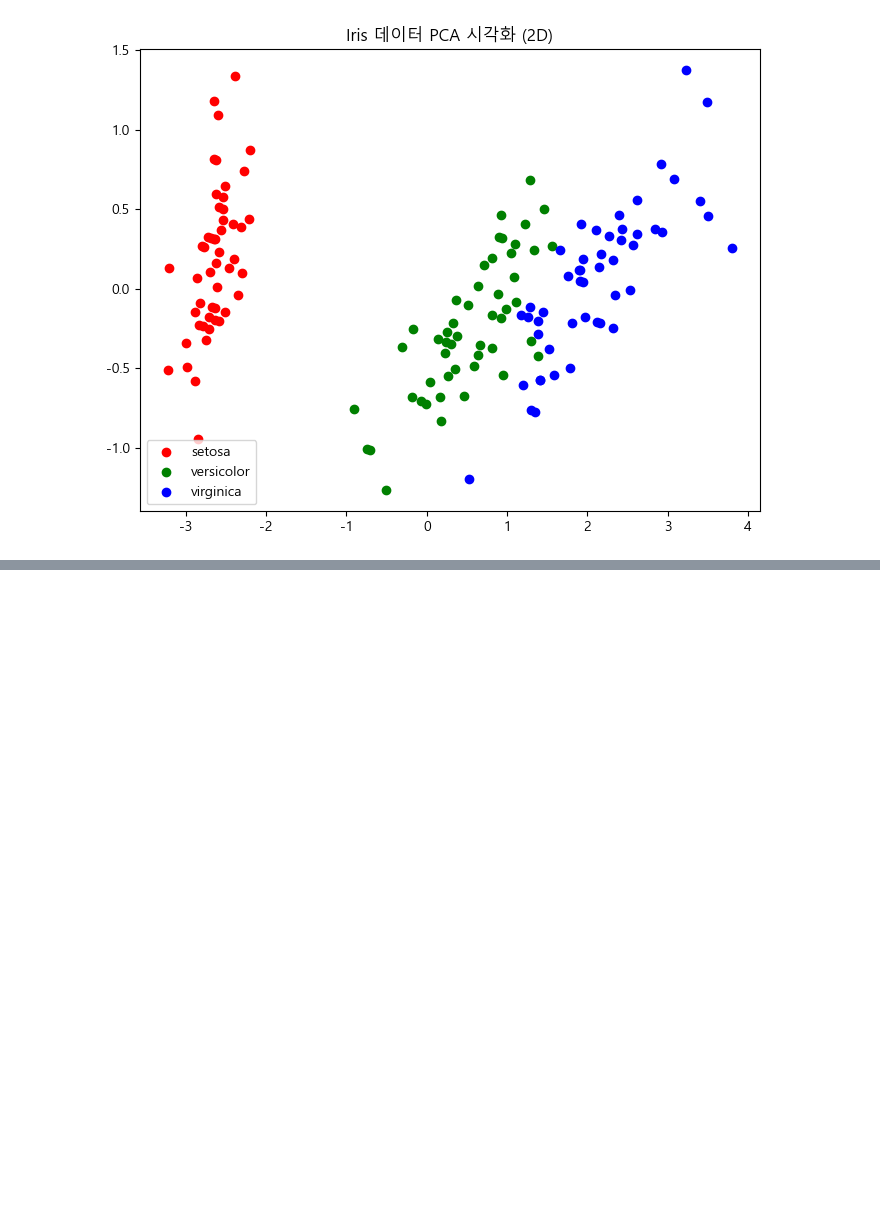
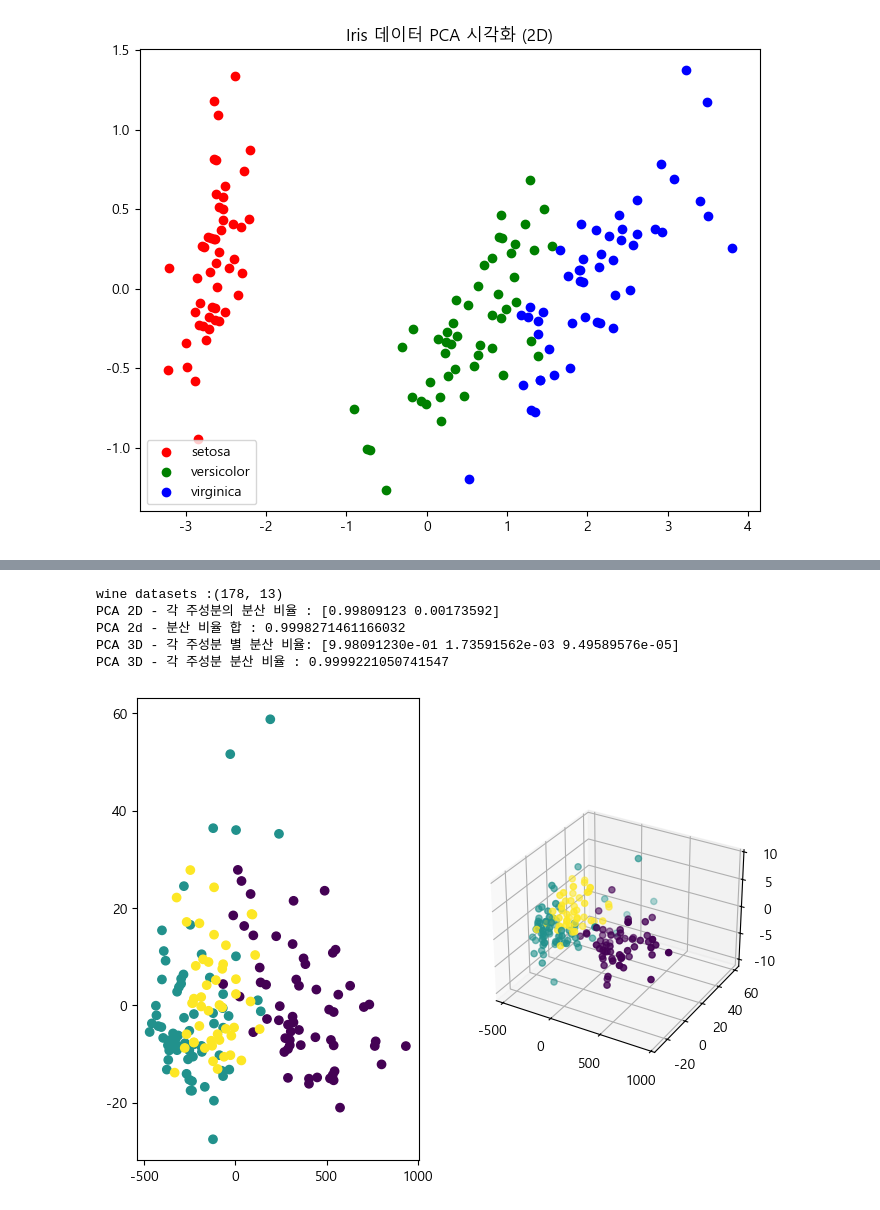
Before and after one commit to SkyWithLab/Workspace, a Jupyter notebook: 10_AI_Prediction/unsupervised_learning/3_pca_dim_reduction.ipynb, the cells around one changed output, grey strips where cells are left out. Cells and saved outputs as stored; diff of their text form; code cells hidden in the pictures; blank space fills up the shorter version.

```diff
--- a/10_AI_Prediction/unsupervised_learning/3_pca_dim_reduction.ipynb
+++ b/10_AI_Prediction/unsupervised_learning/3_pca_dim_reduction.ipynb
@@ -135,0 +143,50 @@ PCA 후 데이터: x_pca.shape
+# %%
+# Wine Dataset
+from sklearn.datasets import load_wine
+#데이터 불러오기
+wine=load_wine(as_frame=True)
+x=wine.data
+y=wine.target
+print(f'wine datasets :{x.shape}')
+
+#2차원으로 차원 축소
+pca_2d=PCA(n_components=2)
+x_pca=pca_2d.fit_transform(x)
+
+
+
+print(f'PCA 2D - 각 주성분의 분산 비율 : {pca_2d.explained_variance_ratio_}')
+print(f'PCA 2d - 분산 비율 합 : {sum(pca_2d.explained_variance_ratio_)}')
+
+#3차원으로 차원 축소
+pca_3d=PCA(n_components=3)
+x_pca_3d=pca_3d.fit_transform(x)
+
+
+#+ 시각화, 분산 비율 확인(2차원)
+fig=plt.figure(figsize=(8,6))
+ad=fig.add_subplot(1,2,1)
+ad.scatter(
+  x_pca[:,0],
+  x_pca[:,1],
+  c=y
+)
+
+# + 시각화, 분산 비율 확인(3차원)
+ax=fig.add_subplot(1,2,2,projection='3d')
+ax.scatter3D(
+  x_pca_3d[:,0],
+  x_pca_3d[:,1],
+  x_pca_3d[:,2],
+  c=y
+)
+
+print(f'PCA 3D - 각 주성분 별 분산 비율: {pca_3d.explained_variance_ratio_}')
+print(f'PCA 3D - 각 주성분 분산 비율 : {sum(pca_3d.explained_variance_ratio_)}')
+# %% [output]
+wine datasets :(178, 13)
+PCA 2D - 각 주성분의 분산 비율 : [0.99809123 0.00173592]
+PCA 2d - 분산 비율 합 : 0.9998271461166032
+PCA 3D - 각 주성분 별 분산 비율: [9.98091230e-01 1.73591562e-03 9.49589576e-05]
+PCA 3D - 각 주성분 분산 비율 : 0.9999221050741547
+[figure, added]
```
Also changed, not shown: parts of 1 cell of this notebook.
